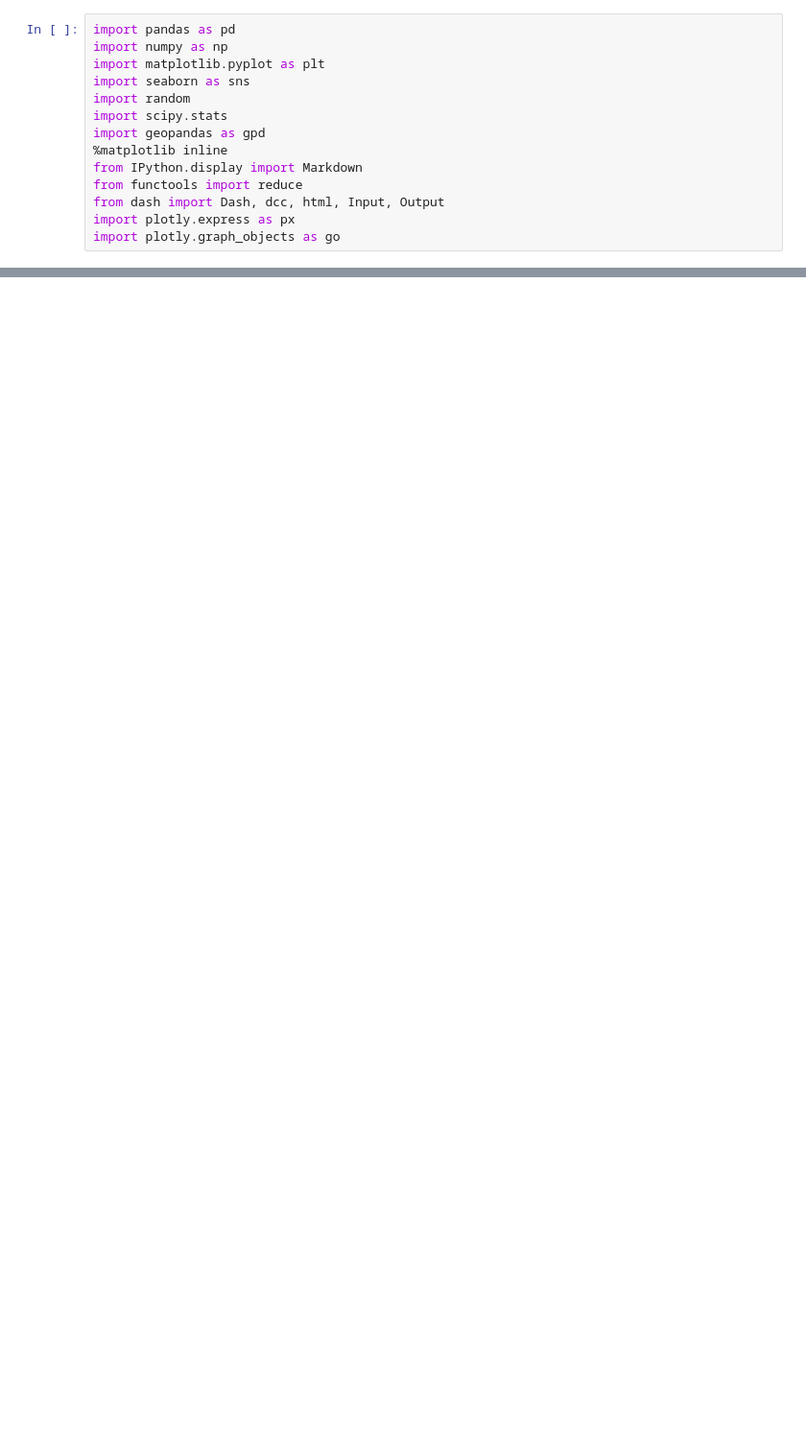
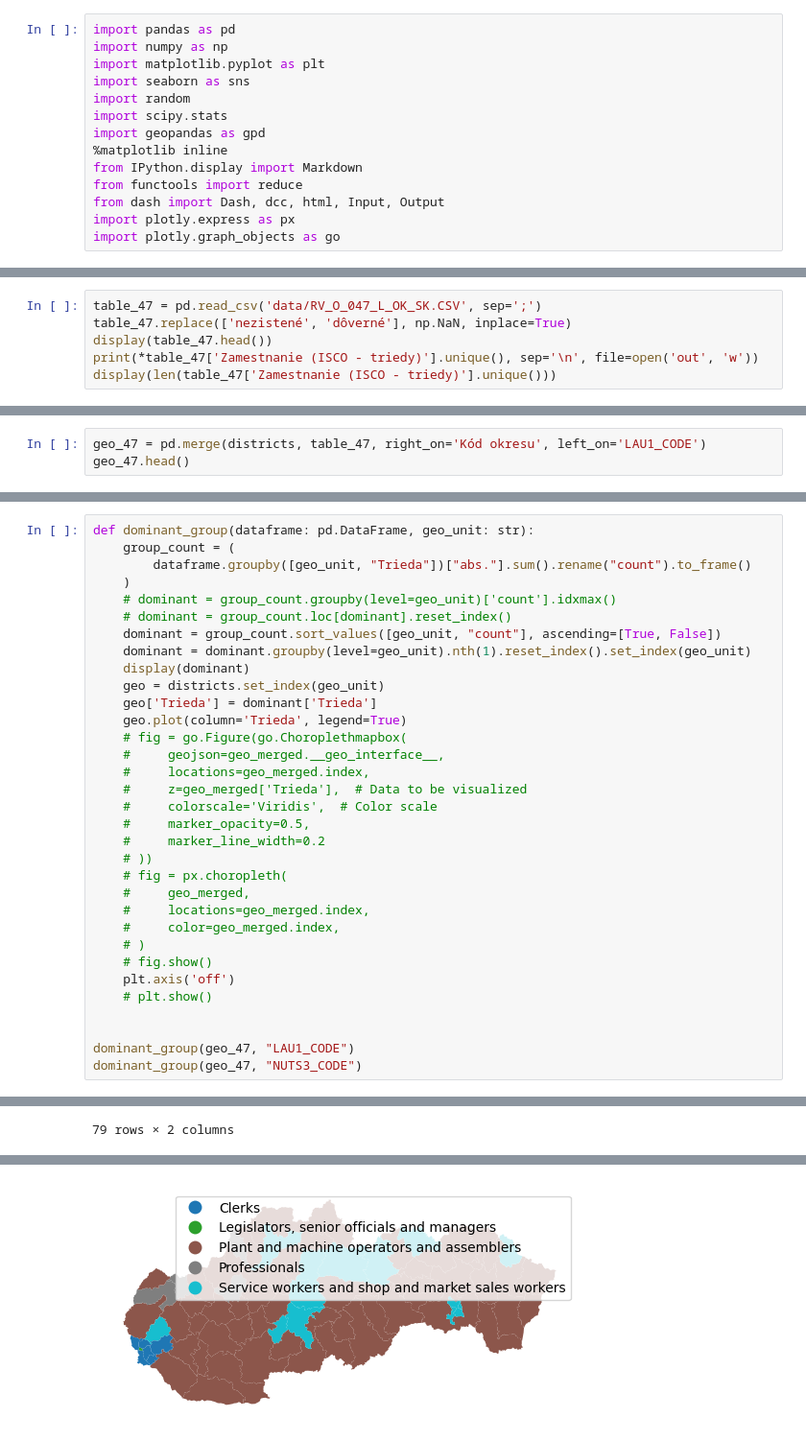
Before and after one commit to AndruKP/mathprofi-education, a Jupyter notebook: nolas.ipynb, the cells around one changed output, grey strips where cells are left out. Shown: that part at 96% size. Drawn from its saved outputs; the diff is of its cells as text; blank space fills up the shorter version.

```diff
--- a/nolas.ipynb
+++ b/nolas.ipynb
@@ -114,0 +169,6 @@ app.run_server(mode='inline', port=8051)
+# %%
+table_47 = pd.read_csv('data/RV_O_047_L_OK_SK.CSV', sep=';')
+table_47.replace(['nezistené', 'dôverné'], np.NaN, inplace=True)
+display(table_47.head())
+print(*table_47['Zamestnanie (ISCO - triedy)'].unique(), sep='\n', file=open('out', 'w'))
+display(len(table_47['Zamestnanie (ISCO - triedy)'].unique()))
@@ -114,0 +250,3 @@ app.run_server(mode='inline', port=8051)
+# %%
+geo_47 = pd.merge(districts, table_47, right_on='Kód okresu', left_on='LAU1_CODE')
+geo_47.head()
@@ -114,0 +261,34 @@ app.run_server(mode='inline', port=8051)
+# %%
+def dominant_group(dataframe: pd.DataFrame, geo_unit: str):
+    group_count = (
+        dataframe.groupby([geo_unit, "Trieda"])["abs."].sum().rename("count").to_frame()
+    )
+    # dominant = group_count.groupby(level=geo_unit)['count'].idxmax()
+    # dominant = group_count.loc[dominant].reset_index()
+    dominant = group_count.sort_values([geo_unit, "count"], ascending=[True, False])
+    dominant = dominant.groupby(level=geo_unit).nth(1).reset_index().set_index(geo_unit)
+    display(dominant)
+    geo = districts.set_index(geo_unit)
+    geo['Trieda'] = dominant['Trieda']
+    geo.plot(column='Trieda', legend=True)
+    # fig = go.Figure(go.Choroplethmapbox(
+    #     geojson=geo_merged.__geo_interface__,
+    #     locations=geo_merged.index,
+    #     z=geo_merged['Trieda'],  # Data to be visualized
+    #     colorscale='Viridis',  # Color scale
+    #     marker_opacity=0.5,
+    #     marker_line_width=0.2
+    # ))
+    # fig = px.choropleth(
+    #     geo_merged,
+    #     locations=geo_merged.index,
+    #     color=geo_merged.index,
+    # )
+    # fig.show()
+    plt.axis('off')
+    # plt.show()
+
+
+dominant_group(geo_47, "LAU1_CODE")
+dominant_group(geo_47, "NUTS3_CODE")
+# %% [output]
@@ -114,0 +308 @@ app.run_server(mode='inline', port=8051)
+79 rows × 2 columns
@@ -114,0 +319 @@ app.run_server(mode='inline', port=8051)
+[figure, added]
```
Also changed, not shown: parts of 8 cells of this notebook, 1 other file.
